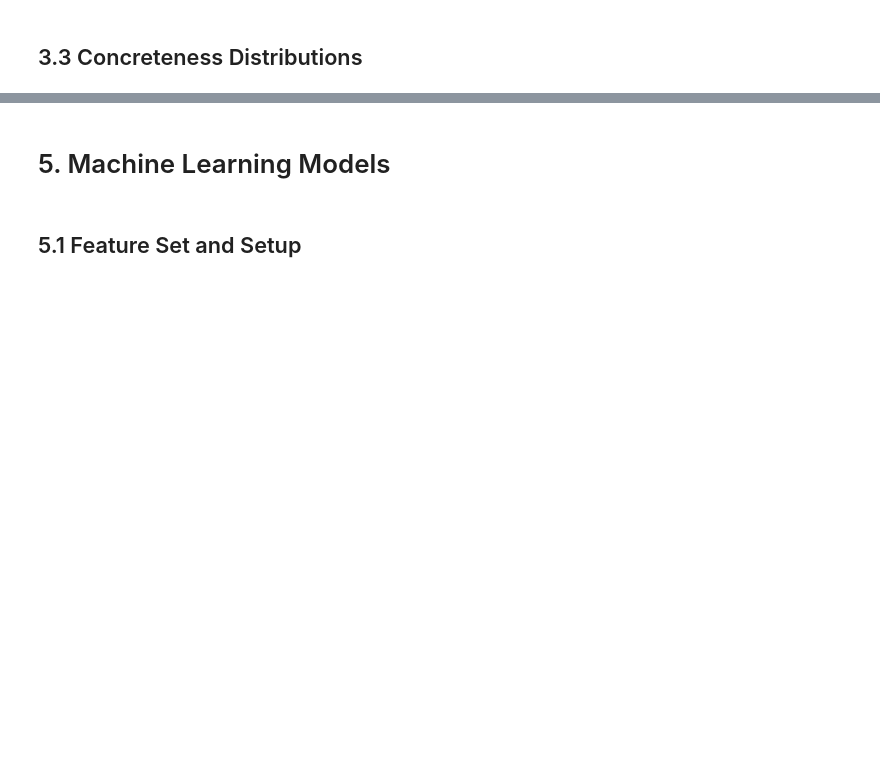
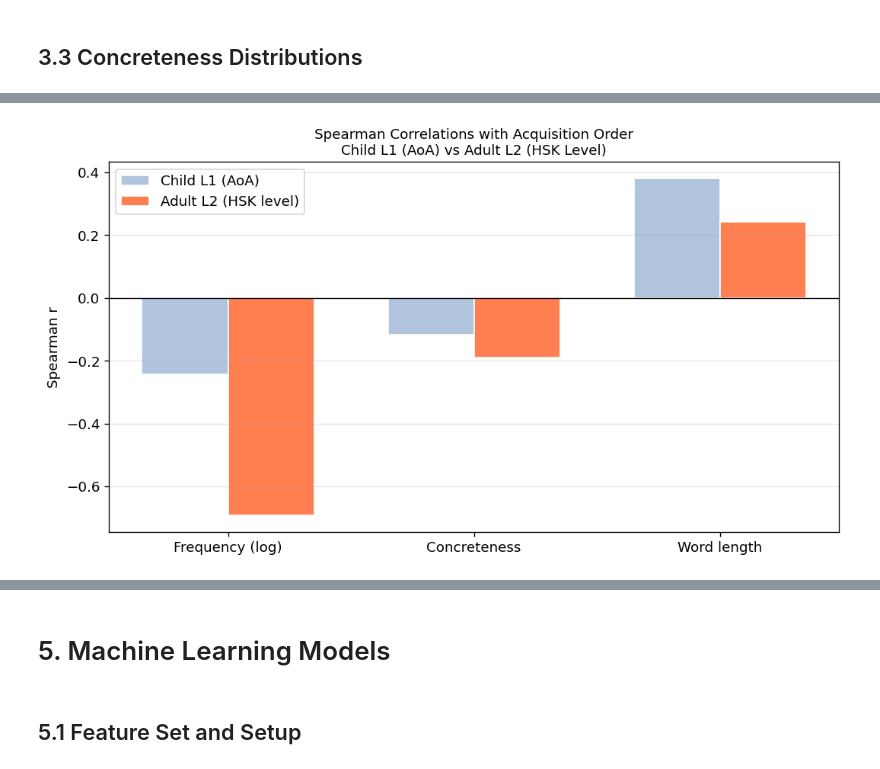
Before and after one commit to Slavena1/Softuni-Machine-Learning-Final-Project, a Jupyter notebook: SlavenaMachineLearningProject.ipynb, the cells around one changed output, grey strips where cells are left out. Cells and saved outputs as stored; diff of their text form; code cells hidden in the pictures; blank space fills up the shorter version.

```diff
--- a/SlavenaMachineLearningProject.ipynb
+++ b/SlavenaMachineLearningProject.ipynb
@@ -548,0 +753,24 @@ The size difference between the two final datasets - 504 child words versus 3269
+# %%
+sr_df = pd.DataFrame(spearman_results).T
+
+fig, ax = plt.subplots(figsize=(9, 5))
+x = np.arange(len(sr_df))
+w = 0.35
+
+ax.bar(x - w/2, sr_df['child_r'], w,
+       label='Child L1 (AoA)', color='lightsteelblue', edgecolor='white')
+ax.bar(x + w/2, sr_df['adult_r'], w,
+       label='Adult L2 (HSK level)', color='coral', edgecolor='white')
+
+ax.axhline(0, color='black', linewidth=0.8)
+ax.set_xticks(x)
+ax.set_xticklabels(sr_df.index)
+ax.set_ylabel('Spearman r')
+ax.set_title('Spearman Correlations with Acquisition Order\n'
+             'Child L1 (AoA) vs Adult L2 (HSK Level)', fontsize=11)
+ax.legend()
+ax.grid(axis='y', alpha=0.3)
+plt.tight_layout()
+plt.show()
+# %% [output]
+[figure, added]
```
Also changed, not shown: parts of 14 cells of this notebook.
